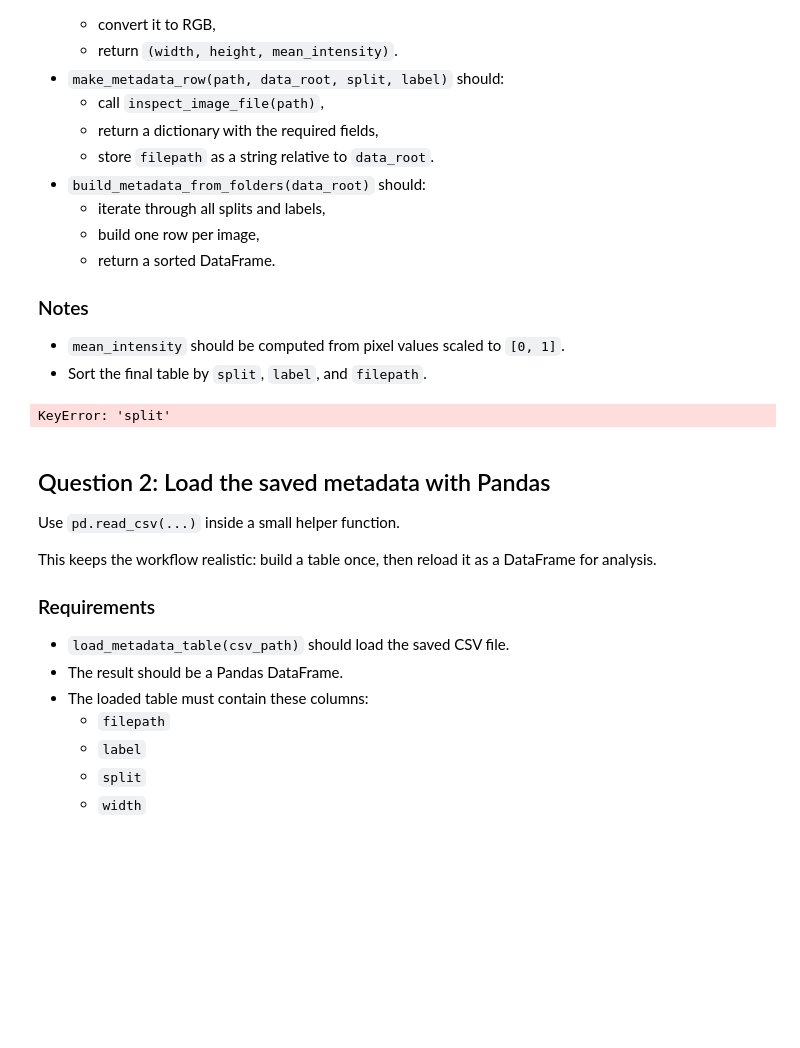
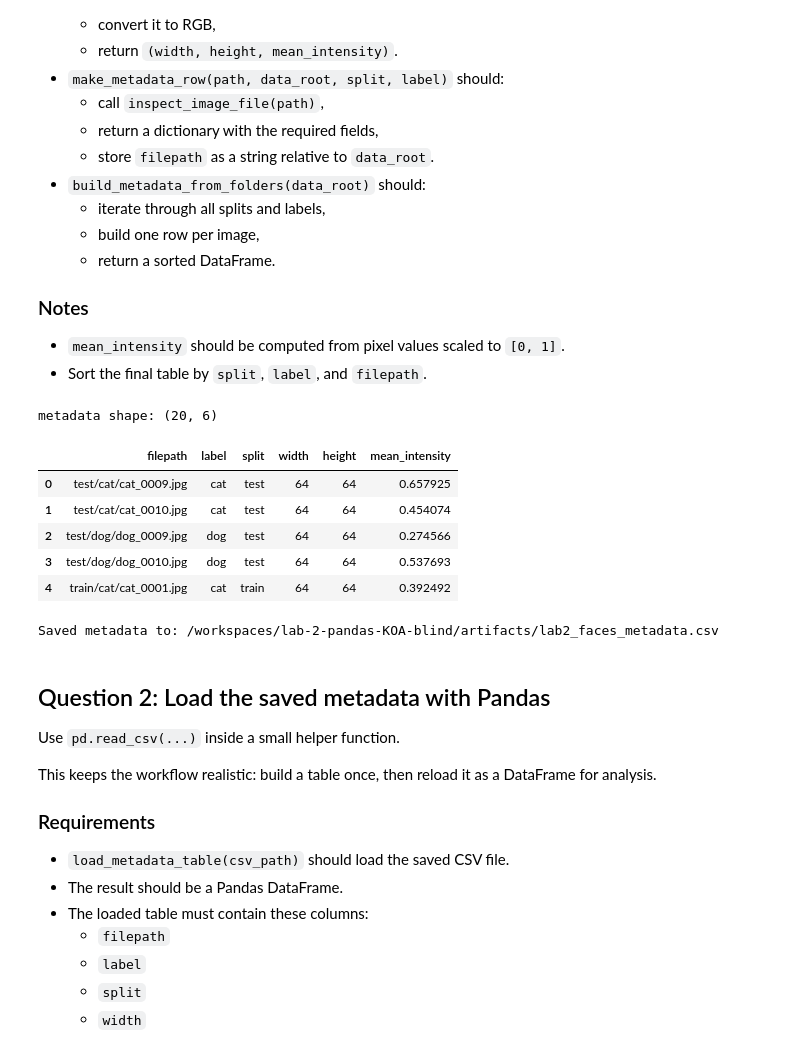
Before and after one commit to vgu-dsai-2026/lab-2-pandas-KOA-blind, a Jupyter notebook: notebook.ipynb, the cells around one changed output. Saved outputs shown, nothing was run; the diff lists cells and outputs as text; code cells hidden in the pictures; blank space fills up the shorter version.

```diff
--- a/notebook.ipynb
+++ b/notebook.ipynb
@@ -40,7 +40,7 @@ GENERATED_METADATA_PATH = ARTIFACT_DIR / f"lab2_faces_metadata.csv"
 
 SPLITS = ("train", "val", "test")
 LABELS = ("cat", "dog")
-IMAGE_EXTENSIONS = ("*.jpg", "*.jpeg", "*.png", "*.bmp", "*.webp")
+IMAGE_EXTENSIONS = (".jpg", ".jpeg", ".png", ".bmp", ".webp")
 
 expected = [DATA_ROOT / split / label for split in SPLITS for label in LABELS]
 
@@ -93,63 +93,70 @@ Build a dataframe with at least these columns:
 # %%
 def list_image_paths_for_group(data_root: Path, split: str, label: str) -> list[Path]:
     # TODO: return all image paths (across all IMAGE_EXTENSIONS) for one split/label pair.
-    target_dir = data_root / split / label
-    image_paths = []
+    group_dir = data_root / split / label
+    paths = []
 
-    if target_dir.exists():
-        for item in target_dir.iterdir():
-            if item.is_file() and item.suffix.lower() in IMAGE_EXTENSIONS:
-                image_paths.append(item)
-    return image_paths
+    if group_dir.exists():
+        for file_path in group_dir.iterdir():
+            if file_path.is_file() and file_path.suffix.lower() in IMAGE_EXTENSIONS:
+                paths.append(file_path)
+    return paths
 
 def inspect_image_file(path: Path) -> tuple[int, int, float]:
     # TODO: open one image, convert to RGB, and return (width, height, mean_intensity).
     # mean_intensity should be the mean of the float32 array in [0, 1].
-    with Image.open(path) as image:
-        rgb_image = image.convert("RGB")
-        w, h = rgb_image.size
+    with Image.open(path) as img:
+        img_rgb = img.convert("RGB")
+        width, height = img_rgb.size
 
-        array = np.array(rgb_image, dtype=np.float32) / 255.0
-        avg_intensity = float(array.mean())
-        return w, h, avg_intensity
+        img_array = np.array(img_rgb, dtype=np.float32) / 255.0
+        mean_intensity = float(img_array.mean())
+        return width, height, mean_intensity
 
 def make_metadata_row(path: Path, data_root: Path, split: str, label: str) -> dict[str, object]:
     # TODO: call inspect_image_file and return a dict with keys:
     # filepath, label, split, width, height, mean_intensity.
     # filepath must be a string relative to data_root.
-    w, h, avg_intensity = inspect_image_file(path)
+    width, height, mean_intensity = inspect_image_file(path)
 
     return {
         "filepath": str(path.relative_to(data_root)),
         "label": label,
         "split": split,
-        "width": w,
-        "height": h,
-        "mean_intensity": avg_intensity,
+        "width": width,
+        "height": height,
+        "mean_intensity": mean_intensity,
     }
 
 
 def build_metadata_from_folders(data_root: Path) -> pd.DataFrame:
-    all_rows = []
-    for s in SPLITS:
-        for lbl in LABELS:
-            image_list = list_image_paths_for_group(data_root, s, lbl)
-            all_rows.extend(make_metadata_row(img, data_root, s, lbl) for img in image_list)
+    rows = []
+    for split in SPLITS:
+        for label in LABELS:
+            paths = list_image_paths_for_group(data_root, split, label)
+            rows.extend(make_metadata_row(p, data_root, split, label) for p in paths)
     return (
-        pd.DataFrame(all_rows)
+        pd.DataFrame(rows)
         .sort_values(["split", "label", "filepath"])
         .reset_index(drop=True)
     )
 
 
 folder_df = build_metadata_from_folders(DATA_ROOT)
 print("metadata shape:", folder_df.shape)
 display(folder_df.head())
 
 folder_df.to_csv(GENERATED_METADATA_PATH, index=False)
 print(f"Saved metadata to: {GENERATED_METADATA_PATH}")
 # %% [output]
-KeyError: 'split'
+metadata shape: (20, 6)
+|  | filepath | label | split | width | height | mean_intensity |
+| 0 | test/cat/cat_0009.jpg | cat | test | 64 | 64 | 0.657925 |
+| 1 | test/cat/cat_0010.jpg | cat | test | 64 | 64 | 0.454074 |
+| 2 | test/dog/dog_0009.jpg | dog | test | 64 | 64 | 0.274566 |
+| 3 | test/dog/dog_0010.jpg | dog | test | 64 | 64 | 0.537693 |
+| 4 | train/cat/cat_0001.jpg | cat | train | 64 | 64 | 0.392492 |
+Saved metadata to: /workspaces/lab-2-pandas-KOA-blind/artifacts/lab2_faces_metadata.csv
 # %% [markdown]
 ## Question 2: Load the saved metadata with Pandas
 
```
Also changed, not shown: parts of 7 cells of this notebook.
